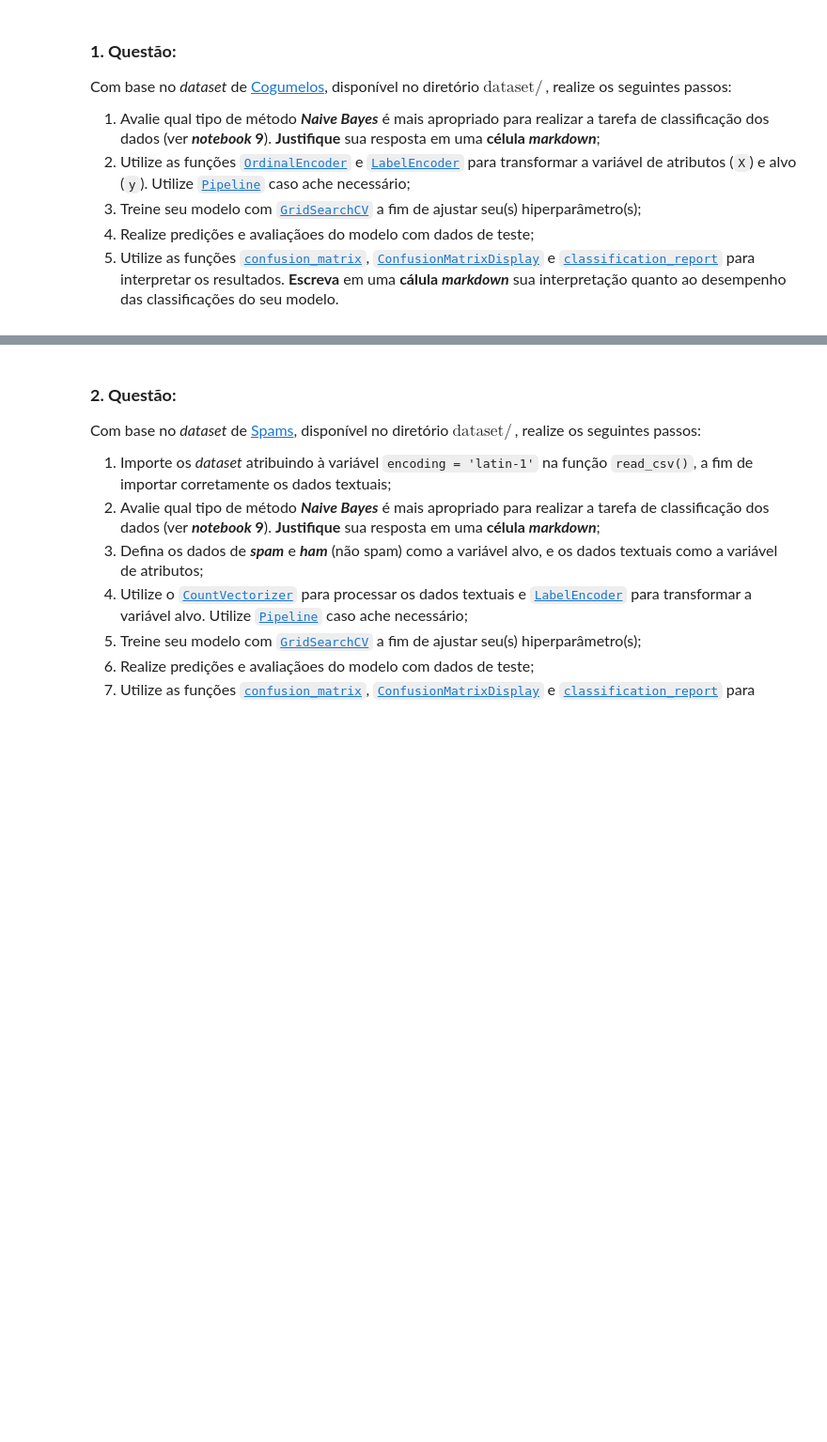
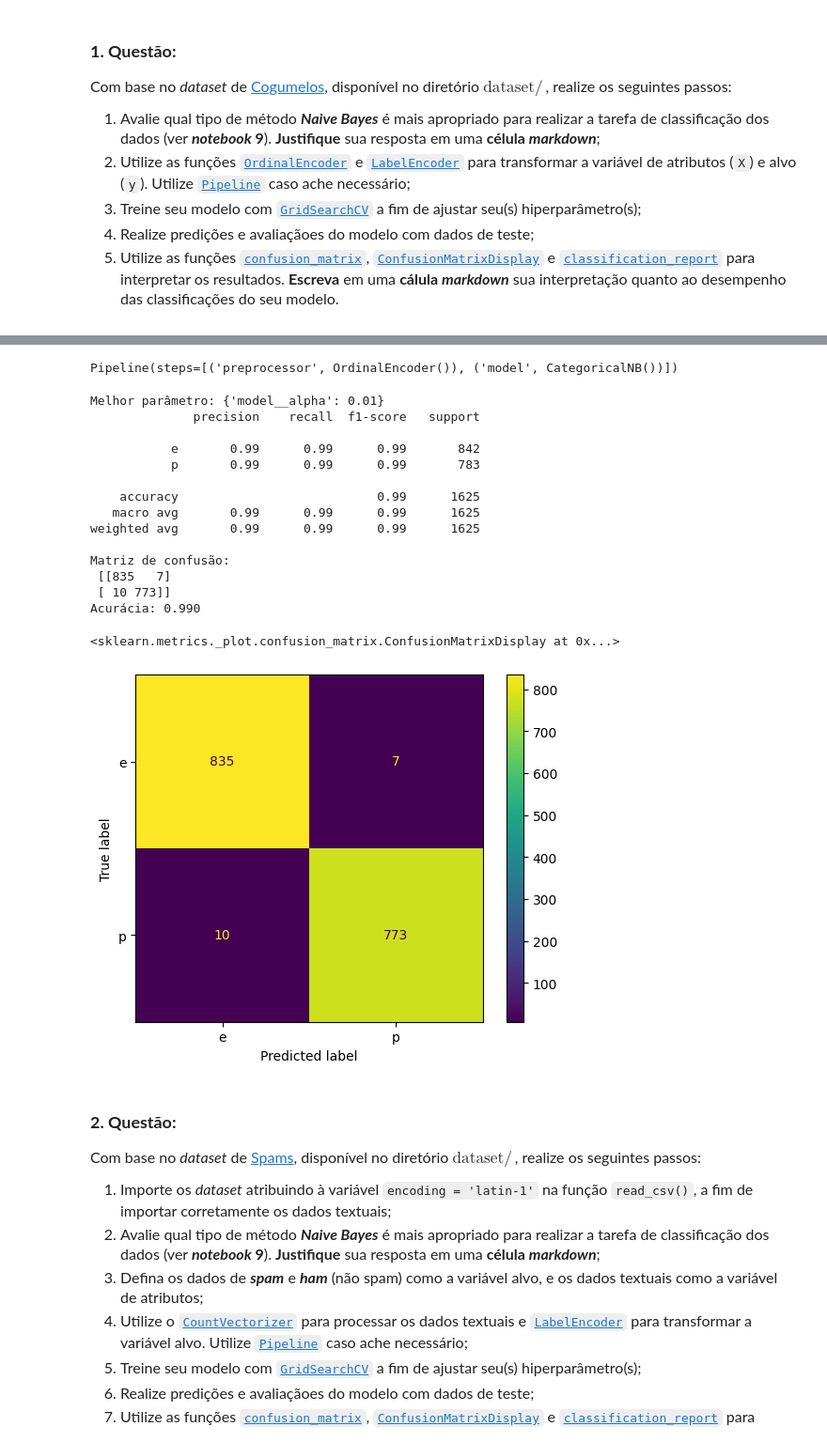
Before and after one commit to Alomyr/Apredizado-de-maquina-supervisonado, a Jupyter notebook: Unidade02/Atividades/atividade2.ipynb, the cells around one changed output, grey strips where cells are left out. Shown at 94% size. Cells and saved outputs as stored; diff of their text form; code cells hidden in the pictures; blank space fills up the shorter version.

```diff
--- a/Unidade02/Atividades/atividade2.ipynb
+++ b/Unidade02/Atividades/atividade2.ipynb
@@ -21,3 +25,76 @@ Com base no *dataset* de [Cogumelos](https://www.kaggle.com/datasets/uciml/mushr
+# %%
+import pandas as pd
+import numpy as np
+from sklearn.preprocessing import StandardScaler
+from sklearn.preprocessing import LabelEncoder
+from sklearn.preprocessing import OrdinalEncoder
+from sklearn.pipeline import Pipeline
+from sklearn.naive_bayes import CategoricalNB
+from sklearn.model_selection import GridSearchCV
+from sklearn.model_selection import train_test_split
+from sklearn.metrics import accuracy_score
+from sklearn.metrics import confusion_matrix, ConfusionMatrixDisplay, classification_report
+
+# from google.colab import drive
+# drive.mount('/content/drive')
+
+dataset = pd.read_csv("/content/drive/MyDrive/5 semestre /Aprendizado de maquina supervisionado/IMD3002 - Aprendizado de Máquina Supervisionado/2-unidade/dataset/mushrooms.csv")
+dataset.head()
+
+le = LabelEncoder()
+scaler = StandardScaler()
+model = CategoricalNB()
+
+x = dataset.drop(columns=["class"])
+y = dataset["class"]
+
+y_encoded = le.fit_transform(y)
+x_train, x_test, y_train, y_test = train_test_split(x, y_encoded, test_size=0.2, random_state=42, stratify=y_encoded)
+
+preprossamento = OrdinalEncoder()
+
+pipe = Pipeline(steps=[('preprocessor', preprossamento),('model', model)])
+pipe
+# %% [output]
+Pipeline(steps=[('preprocessor', OrdinalEncoder()), ('model', CategoricalNB())])
+# %%
+parametros = {
+    'model__alpha': [0.01, 0.1, 0.5, 1.0, 10.0]
+}
+
+grid = GridSearchCV(pipe, parametros, cv=5, scoring='accuracy')
+grid.fit(x_train, y_train)
+
+
+print(f"Melhor parâmetro: {grid.best_params_}")
+
+y_pred = grid.predict(x_test)
+print(classification_report(y_test, y_pred, target_names=le.classes_))
+
+print("Matriz de confusão:\n", confusion_matrix(y_test, y_pred))
+
+print(f"Acurácia: {accuracy_score(y_test, y_pred):.3f}")
+
+cm = confusion_matrix(y_test, y_pred)
+disp = ConfusionMatrixDisplay(confusion_matrix=cm, display_labels=le.classes_)
+disp.plot()
+# %% [output]
+Melhor parâmetro: {'model__alpha': 0.01}
+              precision    recall  f1-score   support
+
+           e       0.99      0.99      0.99       842
+           p       0.99      0.99      0.99       783
+
+    accuracy                           0.99      1625
+   macro avg       0.99      0.99      0.99      1625
+weighted avg       0.99      0.99      0.99      1625
+
+Matriz de confusão:
+ [[835   7]
+ [ 10 773]]
+Acurácia: 0.990
+<sklearn.metrics._plot.confusion_matrix.ConfusionMatrixDisplay at 0x...>
+[figure, added]
 # %% [markdown]
 ### **2. Questão:**
 <font size=3>
```
Also changed, not shown: parts of 4 cells of this notebook.
